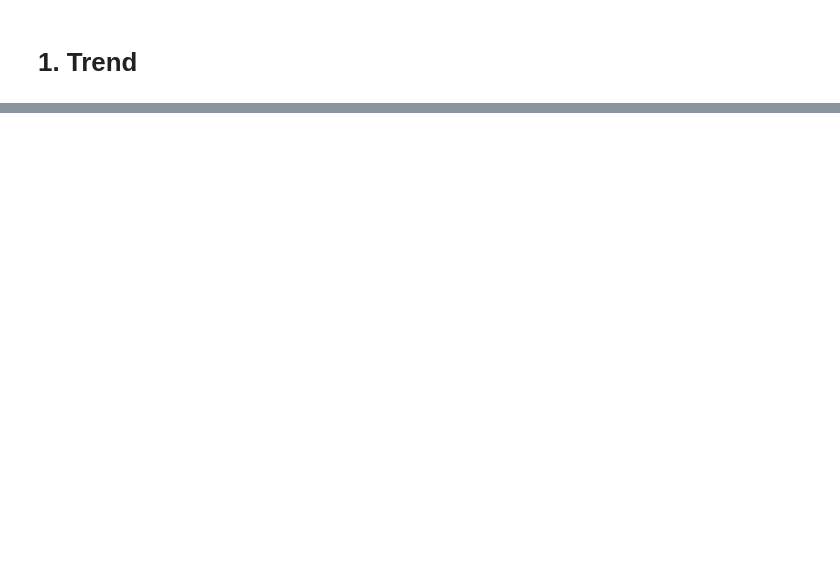
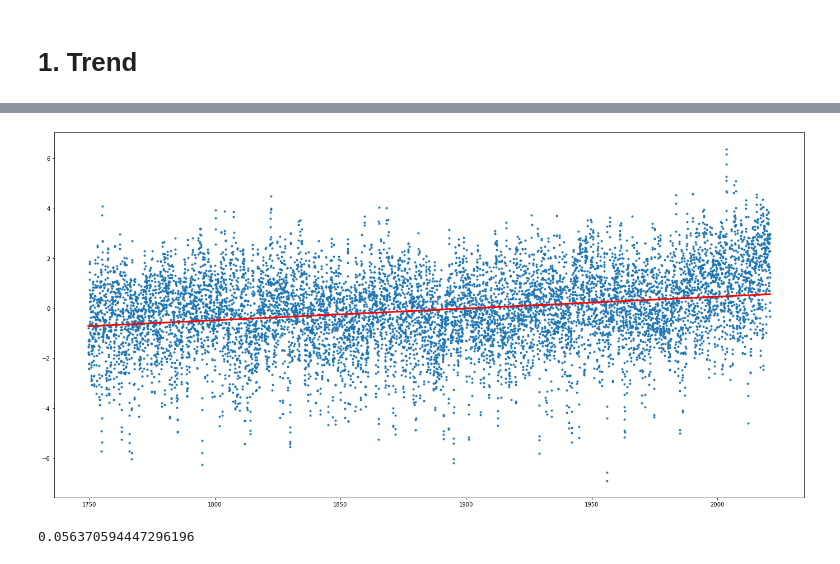
Before and after one commit to nmendiboure/Stochastic_calculus_Project, a Jupyter notebook: Calcul_stochastique_livrable.ipynb, the cells around one changed output, grey strips where cells are left out. Cells and saved outputs as stored; diff of their text form; code cells hidden in the pictures; blank space fills up the shorter version.

```diff
--- a/Calcul_stochastique_livrable.ipynb
+++ b/Calcul_stochastique_livrable.ipynb
@@ -126,0 +135,11 @@ r2_score(X_test, regr1.predict(X_test))
+# %%
+plt.figure(figsize=(24, 12))
+plt.scatter(X, Y, marker='.')
+plt.plot(X, regr1.predict(X), color = 'red', linewidth = 3)
+plt.show()
+# %% [output]
+[figure, added]
+# %%
+r2_score(Y, regr1.predict(X))
+# %% [output]
+0.056370594447296196
```
Also changed, not shown: parts of 39 cells of this notebook.
